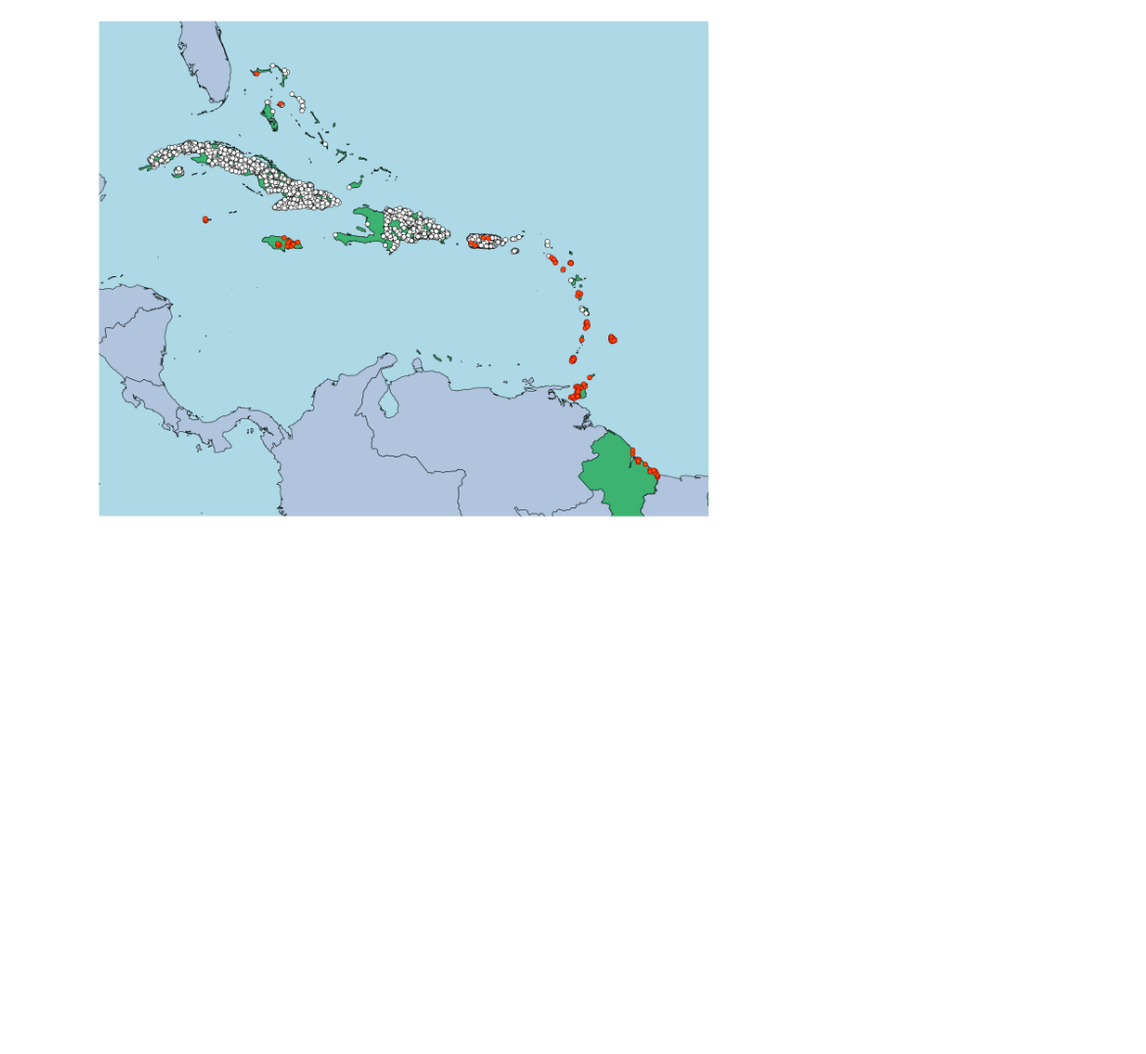
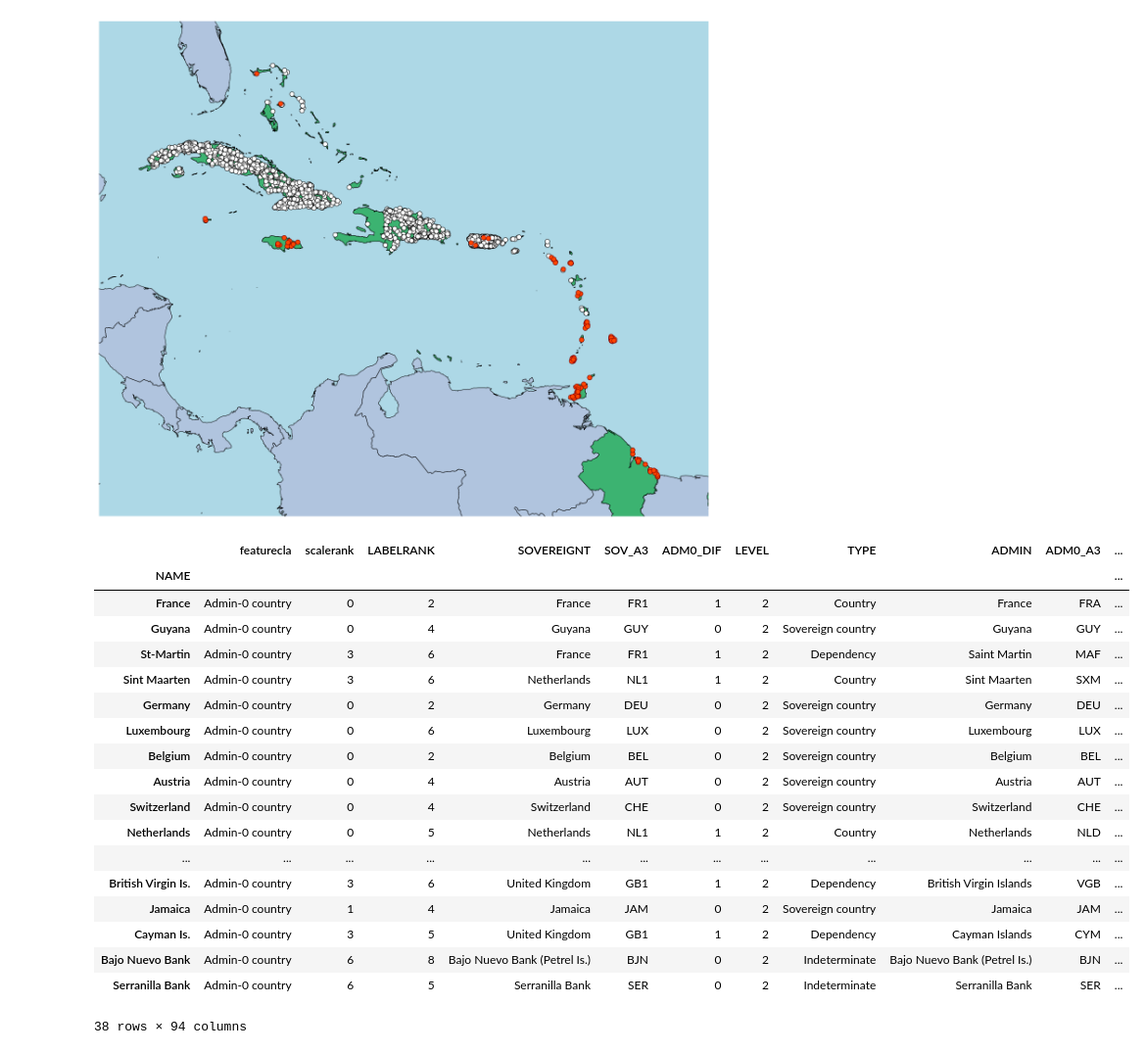
Before and after one commit to mattallinson/maps, a Jupyter notebook: notebooks/Caribbean_sport.ipynb, the cells around one changed output. Shown: that part at 98% size. Cells and saved outputs as stored; diff of their text form; code cells hidden in the pictures; blank space fills up the shorter version.

```diff
--- a/notebooks/Caribbean_sport.ipynb
+++ b/notebooks/Caribbean_sport.ipynb
@@ -5,7 +5,7 @@ import geoplot as gplt
 from matplotlib.pyplot import savefig
 import geoplot.crs as gcrs
 
-wm = gpd.read_file('../maps/ne_10m_admin_0_countries_lakes.shp').set_index('NAME')
+wm = gpd.read_file('../basemaps/ne_10m_admin_0_countries_lakes.shp').set_index('NAME')
 
 carib = wm[
     (wm['SUBREGION'] == 'Caribbean')
@@ -75,3 +75,25 @@ ax.patch.set_facecolor('lightblue')
 savefig('../output/carribean_cricket_baseball.png', facecolor='lightblue')
 # %% [output]
 [figure]
+# %%
+carib
+# %% [output]
+|  | featurecla | scalerank | LABELRANK | SOVEREIGNT | SOV_A3 | ADM0_DIF | LEVEL | TYPE | ADMIN | ADM0_A3 | ... |
+| NAME |  |  |  |  |  |  |  |  |  |  | ... |
+| France | Admin-0 country | 0 | 2 | France | FR1 | 1 | 2 | Country | France | FRA | ... |
+| Guyana | Admin-0 country | 0 | 4 | Guyana | GUY | 0 | 2 | Sovereign country | Guyana | GUY | ... |
+| St-Martin | Admin-0 country | 3 | 6 | France | FR1 | 1 | 2 | Dependency | Saint Martin | MAF | ... |
+| Sint Maarten | Admin-0 country | 3 | 6 | Netherlands | NL1 | 1 | 2 | Country | Sint Maarten | SXM | ... |
+| Germany | Admin-0 country | 0 | 2 | Germany | DEU | 0 | 2 | Sovereign country | Germany | DEU | ... |
+| Luxembourg | Admin-0 country | 0 | 6 | Luxembourg | LUX | 0 | 2 | Sovereign country | Luxembourg | LUX | ... |
+| Belgium | Admin-0 country | 0 | 2 | Belgium | BEL | 0 | 2 | Sovereign country | Belgium | BEL | ... |
+| Austria | Admin-0 country | 0 | 4 | Austria | AUT | 0 | 2 | Sovereign country | Austria | AUT | ... |
+| Switzerland | Admin-0 country | 0 | 4 | Switzerland | CHE | 0 | 2 | Sovereign country | Switzerland | CHE | ... |
+| Netherlands | Admin-0 country | 0 | 5 | Netherlands | NL1 | 1 | 2 | Country | Netherlands | NLD | ... |
+| ... | ... | ... | ... | ... | ... | ... | ... | ... | ... | ... | ... |
+| British Virgin Is. | Admin-0 country | 3 | 6 | United Kingdom | GB1 | 1 | 2 | Dependency | British Virgin Islands | VGB | ... |
+| Jamaica | Admin-0 country | 1 | 4 | Jamaica | JAM | 0 | 2 | Sovereign country | Jamaica | JAM | ... |
+| Cayman Is. | Admin-0 country | 3 | 5 | United Kingdom | GB1 | 1 | 2 | Dependency | Cayman Islands | CYM | ... |
+| Bajo Nuevo Bank | Admin-0 country | 6 | 8 | Bajo Nuevo Bank (Petrel Is.) | BJN | 0 | 2 | Indeterminate | Bajo Nuevo Bank (Petrel Is.) | BJN | ... |
+| Serranilla Bank | Admin-0 country | 6 | 5 | Serranilla Bank | SER | 0 | 2 | Indeterminate | Serranilla Bank | SER | ... |
+38 rows × 94 columns
```
